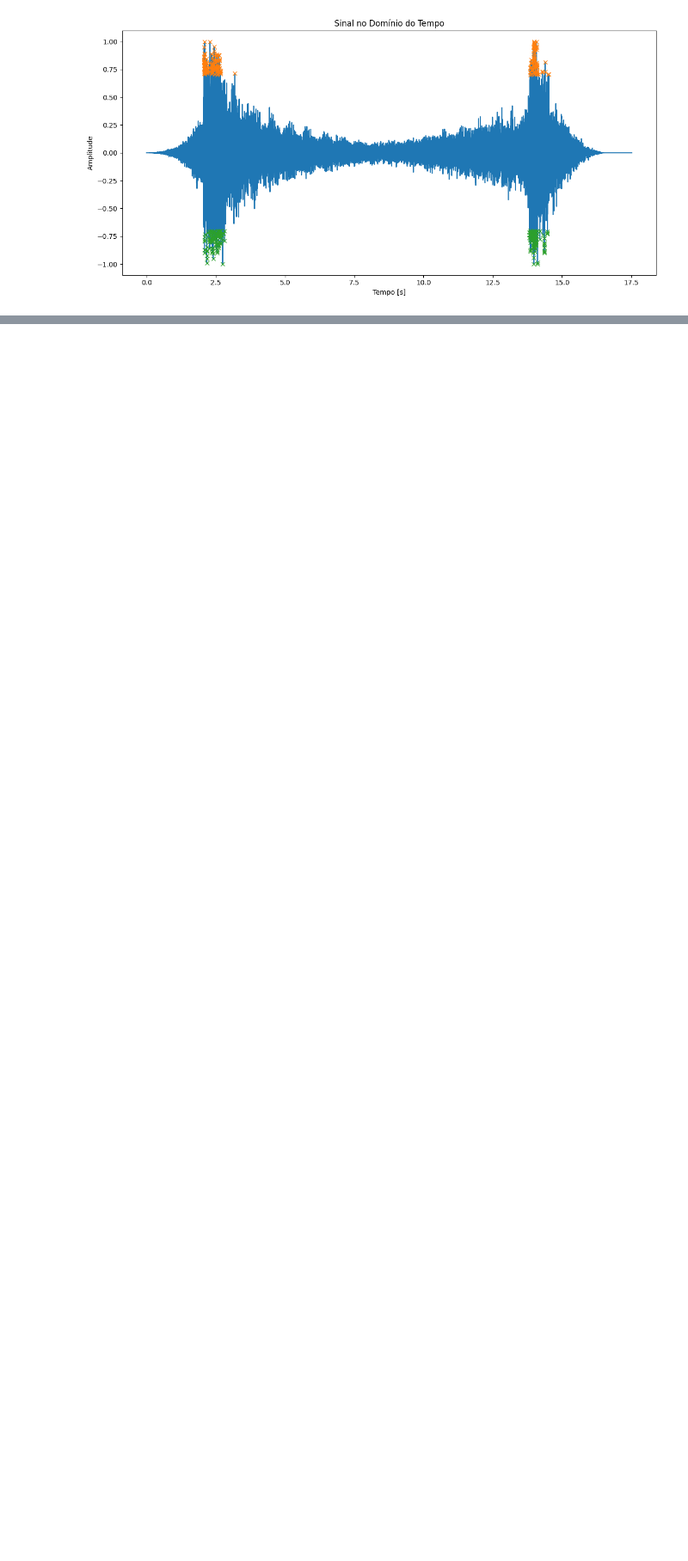
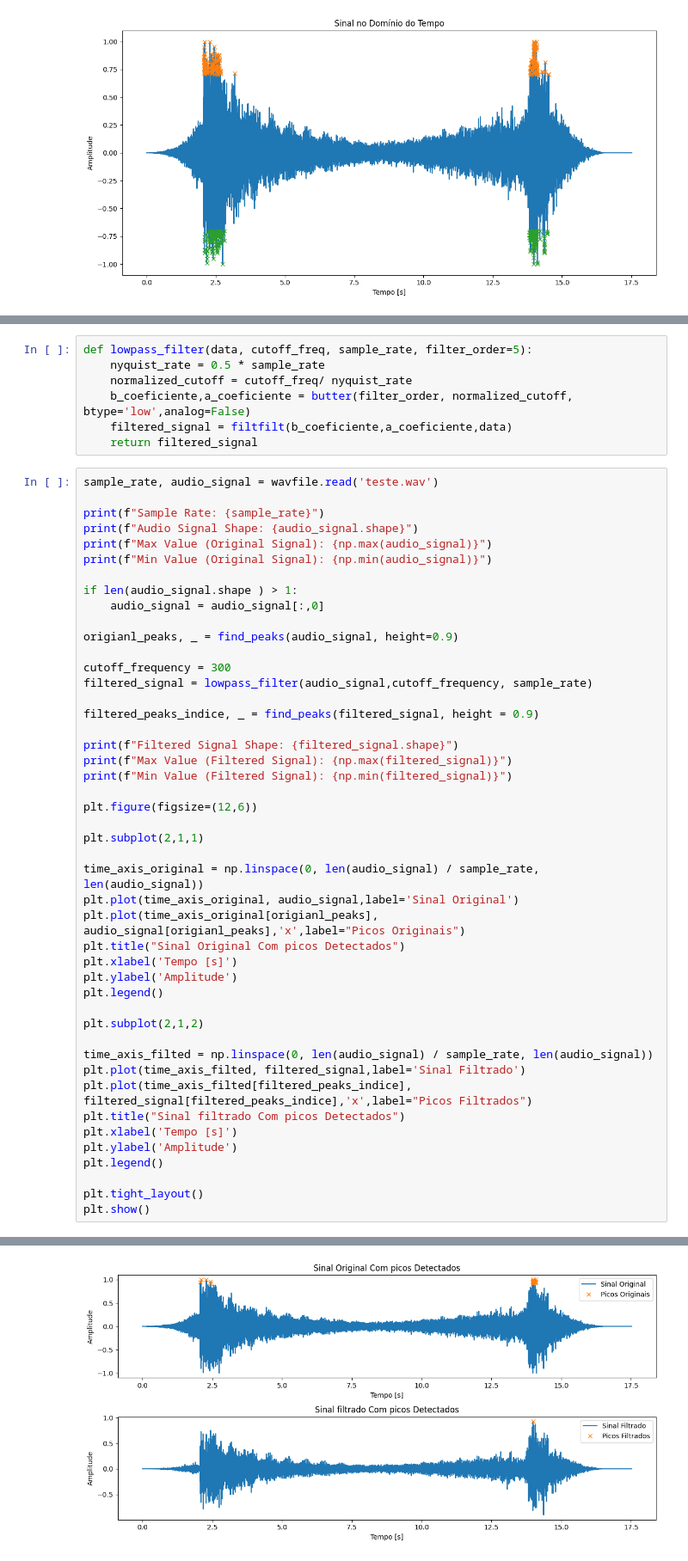
Before and after one commit to welly555/TCC, a Jupyter notebook: main.ipynb, the cells around one changed output, grey strips where cells are left out. Shown: that part at 86% size. Drawn from its saved outputs; the diff is of its cells as text; blank space fills up the shorter version.

```diff
--- a/main.ipynb
+++ b/main.ipynb
@@ -78,0 +89,54 @@ plt.show()
+# %%
+def lowpass_filter(data, cutoff_freq, sample_rate, filter_order=5):
+    nyquist_rate = 0.5 * sample_rate
+    normalized_cutoff = cutoff_freq/ nyquist_rate
+    b_coeficiente,a_coeficiente = butter(filter_order, normalized_cutoff, btype='low',analog=False)
+    filtered_signal = filtfilt(b_coeficiente,a_coeficiente,data)
+    return filtered_signal
+# %%
+sample_rate, audio_signal = wavfile.read('teste.wav')
+
+print(f"Sample Rate: {sample_rate}")
+print(f"Audio Signal Shape: {audio_signal.shape}")
+print(f"Max Value (Original Signal): {np.max(audio_signal)}")
+print(f"Min Value (Original Signal): {np.min(audio_signal)}")
+
+if len(audio_signal.shape ) > 1:
+    audio_signal = audio_signal[:,0]
+
+origianl_peaks, _ = find_peaks(audio_signal, height=0.9)
+
+cutoff_frequency = 300
+filtered_signal = lowpass_filter(audio_signal,cutoff_frequency, sample_rate)
+
+filtered_peaks_indice, _ = find_peaks(filtered_signal, height = 0.9)
+
+print(f"Filtered Signal Shape: {filtered_signal.shape}")
+print(f"Max Value (Filtered Signal): {np.max(filtered_signal)}")
+print(f"Min Value (Filtered Signal): {np.min(filtered_signal)}")
+
+plt.figure(figsize=(12,6))
+
+plt.subplot(2,1,1)
+
+time_axis_original = np.linspace(0, len(audio_signal) / sample_rate, len(audio_signal))
+plt.plot(time_axis_original, audio_signal,label='Sinal Original')
+plt.plot(time_axis_original[origianl_peaks], audio_signal[origianl_peaks],'x',label="Picos Originais")
+plt.title("Sinal Original Com picos Detectados")
+plt.xlabel('Tempo [s]')
+plt.ylabel('Amplitude')
+plt.legend()
+
+plt.subplot(2,1,2)
+
+time_axis_filted = np.linspace(0, len(audio_signal) / sample_rate, len(audio_signal))
+plt.plot(time_axis_filted, filtered_signal,label='Sinal Filtrado')
+plt.plot(time_axis_filted[filtered_peaks_indice], filtered_signal[filtered_peaks_indice],'x',label="Picos Filtrados")
+plt.title("Sinal filtrado Com picos Detectados")
+plt.xlabel('Tempo [s]')
+plt.ylabel('Amplitude')
+plt.legend()
+
+plt.tight_layout()
+plt.show()
+# %% [output]
@@ -78,0 +150 @@ plt.show()
+[figure, added]
```
Also changed, not shown: parts of 6 cells of this notebook, 4 other files.
